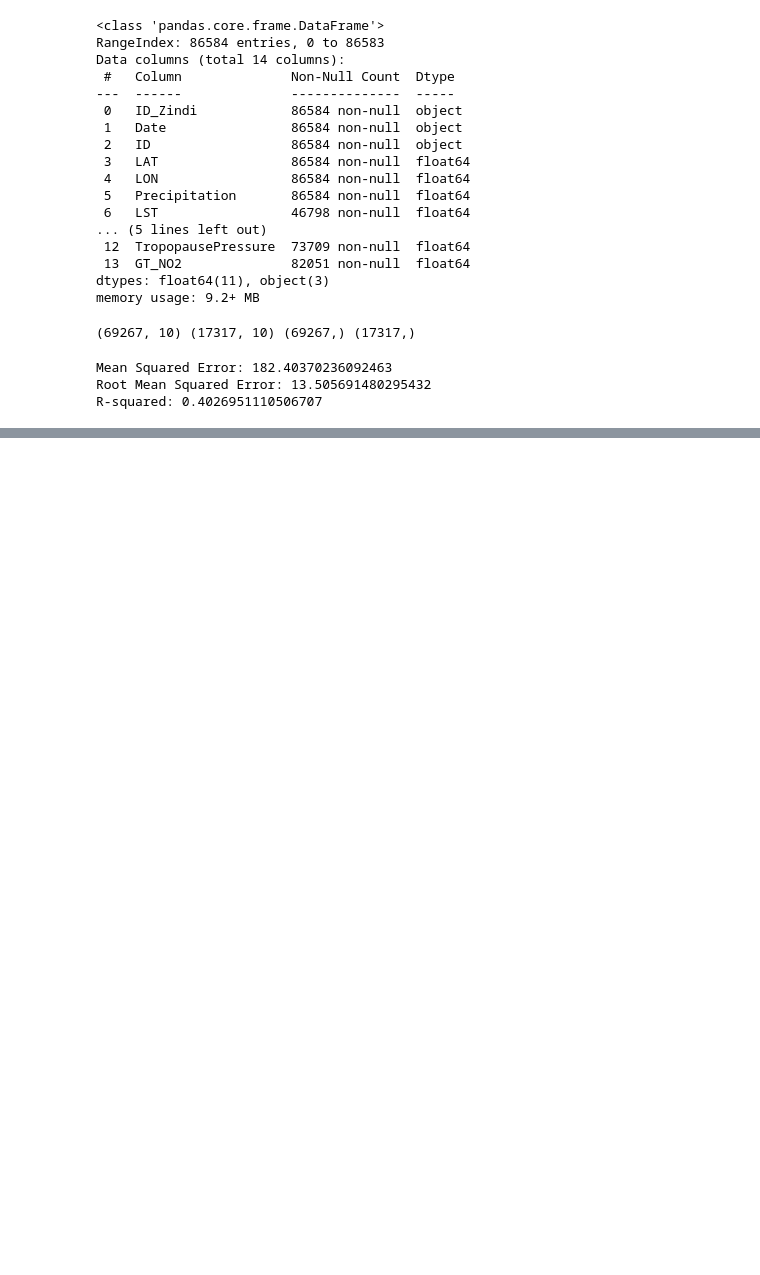
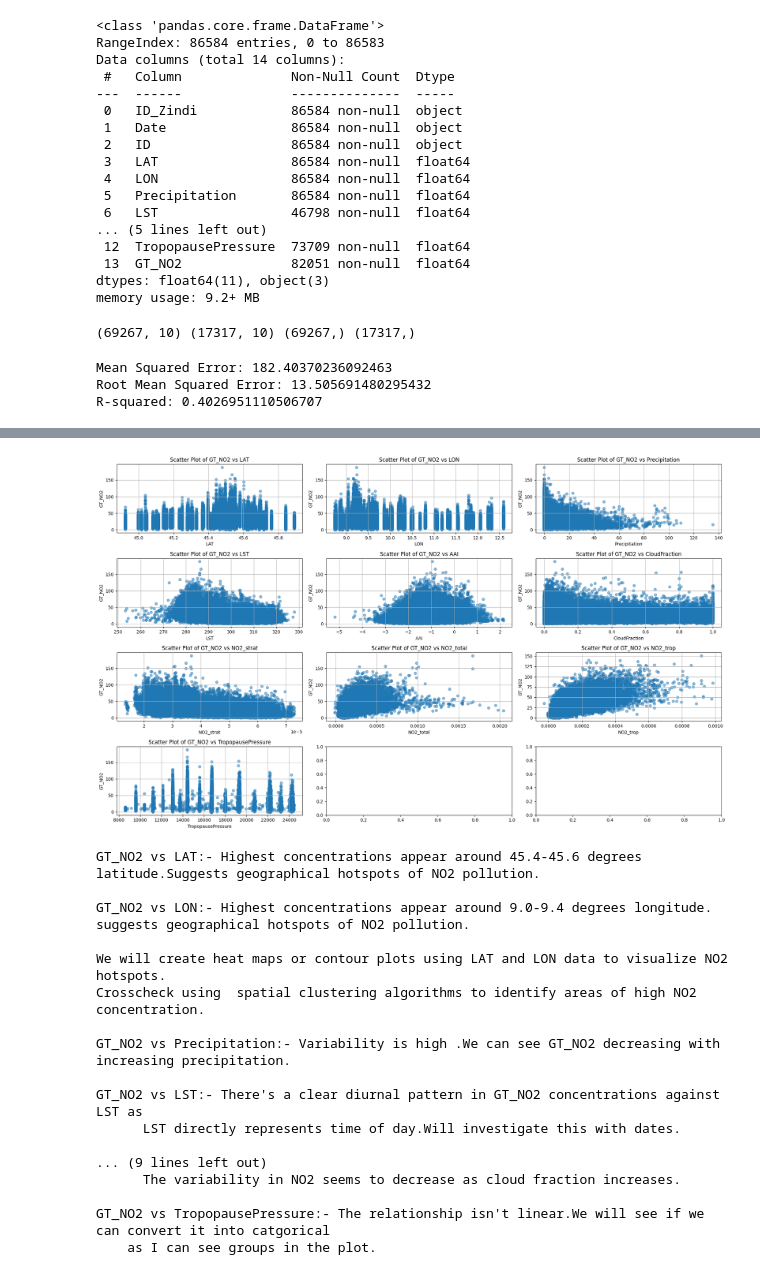
Before and after one commit to Anurag163/GeoAI_Ground_level_NO2_Zindi-, a Jupyter notebook: Pred_Model.ipynb, the cells around one changed output, grey strips where cells are left out. Cells and saved outputs as stored; diff of their text form; code cells hidden in the pictures; blank space fills up the shorter version.

```diff
--- a/Pred_Model.ipynb
+++ b/Pred_Model.ipynb
@@ -91,0 +175,3 @@ R-squared: 0.4026951110506707
+# %%
+train_df_model_2=train_df.copy()
+test_df_model_2=test_df.copy()
@@ -91,0 +310,73 @@ R-squared: 0.4026951110506707
+# %%
+numeric_features = train_df_model_2.select_dtypes(include=['int64', 'float64']).columns
+# %%
+num_rows = 4
+num_cols = 3
+
+# Create a figure and a set of subplots
+fig, axes = plt.subplots(num_rows, num_cols, figsize=(20, 12))
+
+# Flatten the axes array for easy iteration
+axes = axes.flatten()
+
+# Iterate over the numeric features and create scatter plots
+for i, feature in enumerate(numeric_features):
+    if feature != 'GT_NO2':  # Exclude the dependent variable itself
+        ax = axes[i]
+        ax.scatter(train_df_model_2[feature], train_df_model_2['GT_NO2'], alpha=0.5)
+        ax.set_title(f'Scatter Plot of GT_NO2 vs {feature}')
+        ax.set_xlabel(feature)
+        ax.set_ylabel('GT_NO2')
+        ax.grid(True)
+
+# Adjust the layout to prevent overlap
+plt.tight_layout()
+plt.show()
+
+print('''
+
+GT_NO2 vs LAT:- Highest concentrations appear around 45.4-45.6 degrees latitude.Suggests geographical hotspots of NO2 pollution.
+
+GT_NO2 vs LON:- Highest concentrations appear around 9.0-9.4 degrees longitude. suggests geographical hotspots of NO2 pollution.
+
+We will create heat maps or contour plots using LAT and LON data to visualize NO2 hotspots.
+Crosscheck using  spatial clustering algorithms to identify areas of high NO2 concentration.
+
+GT_NO2 vs Precipitation:- Variability is high .We can see GT_NO2 decreasing with increasing precipitation.
+
+GT_NO2 vs LST:- There's a clear diurnal pattern in GT_NO2 concentrations against LST as
+      LST directly represents time of day.Will investigate this with dates.
+
+GT_NO2 vs AAI: This is also showing same pattern as GT_NO2 vs LST: They may be correlated with each other.
+
+GT_NO2 vs NO2_strat:-GT_NO2 is decreasing with increasigng NO2_strat. The variability also decreases.
+
+GT_NO2 vs NO2_total:- We can see a possitive correlation between GT_NO2 and NO2_total.The density of points decreases as both variables increase.
+
+GT_NO2 vs NO2_Trop:- We can see a possitive correlation between GT_NO2 and NO2_Trop
+
+GT_NO2 vs CloudFraction:- As cloud fraction increases, the maximum NO2 concentrations tend to decrease.
+      The variability in NO2 seems to decrease as cloud fraction increases.
+
+GT_NO2 vs TropopausePressure:- The relationship isn't linear.We will see if we can convert it into catgorical
+    as I can see groups in the plot.
+      ''')
+# %% [output]
+[figure, added]
+GT_NO2 vs LAT:- Highest concentrations appear around 45.4-45.6 degrees latitude.Suggests geographical hotspots of NO2 pollution.
+
+GT_NO2 vs LON:- Highest concentrations appear around 9.0-9.4 degrees longitude. suggests geographical hotspots of NO2 pollution.
+
+We will create heat maps or contour plots using LAT and LON data to visualize NO2 hotspots.
+Crosscheck using  spatial clustering algorithms to identify areas of high NO2 concentration.
+
+GT_NO2 vs Precipitation:- Variability is high .We can see GT_NO2 decreasing with increasing precipitation.
+
+GT_NO2 vs LST:- There's a clear diurnal pattern in GT_NO2 concentrations against LST as
+      LST directly represents time of day.Will investigate this with dates.
+
+... (9 lines left out)
+      The variability in NO2 seems to decrease as cloud fraction increases.
+
+GT_NO2 vs TropopausePressure:- The relationship isn't linear.We will see if we can convert it into catgorical
+    as I can see groups in the plot.
```
Also changed, not shown: parts of 9 cells of this notebook, 1 other file.
